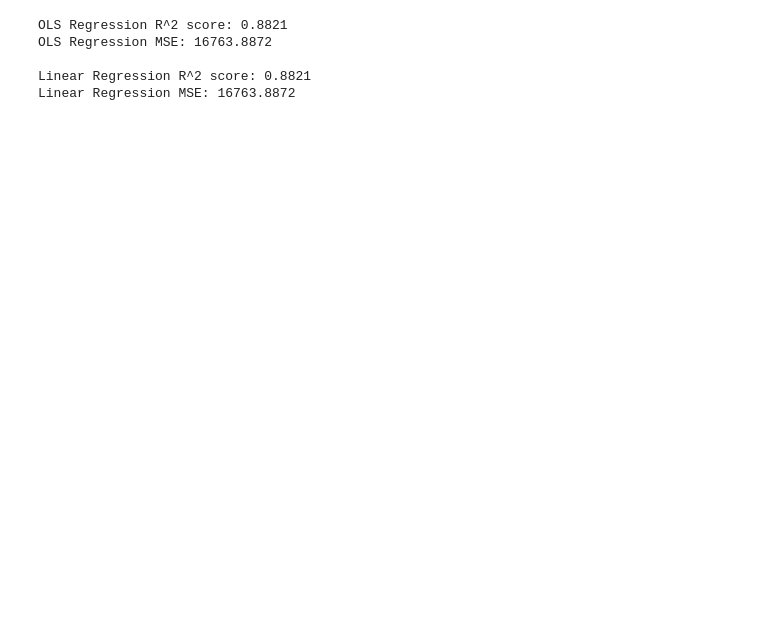
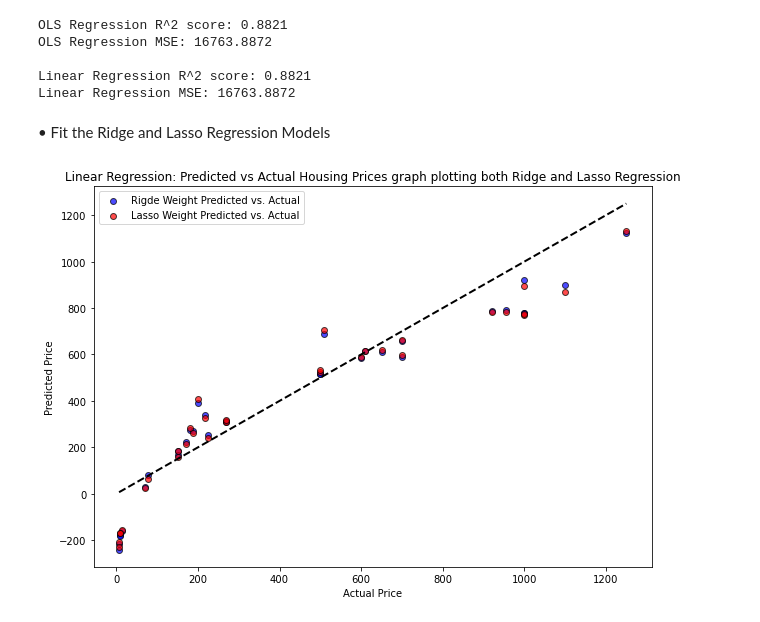
Before and after one commit to buddhathapa12/machine-learning, a Jupyter notebook: linearRegression_Assignment1/E923Q669_CS770_Asignment1_Q2.ipynb, the cells around one changed output. Drawn from its saved outputs; the diff is of its cells as text; code cells hidden in the pictures; blank space fills up the shorter version.

```diff
--- a/linearRegression_Assignment1/E923Q669_CS770_Asignment1_Q2.ipynb
+++ b/linearRegression_Assignment1/E923Q669_CS770_Asignment1_Q2.ipynb
@@ -175,3 +237,27 @@ OLS Regression MSE: 16763.8872
 
 Linear Regression R^2 score: 0.8821
 Linear Regression MSE: 16763.8872
+# %% [markdown]
+• Fit the Ridge and Lasso Regression Models
+# %%
+from sklearn.linear_model import RidgeCV, LassoCV
+
+#using ridge model from sklearn
+rigged_linear_model = RidgeCV(alphas=[0.1, 1.0, 10.0, 100.0]).fit(X_train, y_train)
+y_test_predicted_ridge = rigged_linear_model.predict(X_test)
+
+#using Lasso model from sklearn
+lasso_linear_model = LassoCV(alphas=[0.001, 0.01, 0.1, 1.0, 10.0], max_iter= 100000).fit(X_train, y_train.values.ravel())
+y_test_predicted_lasso = lasso_linear_model.predict(X_test)
+# %%
+fig, axs = plt.subplots(figsize=(10, 7))
+plt.scatter(y_test, y_test_predicted_ridge, color='blue', edgecolor='k', alpha=0.7, label='Rigde Weight Predicted vs. Actual')
+plt.scatter(y_test, y_test_predicted_lasso, color='red', edgecolor='k', alpha=0.7, label='Lasso Weight Predicted vs. Actual')
+plt.plot([y_test.min(), y_test.max()], [y_test.min(), y_test.max()], 'k--', lw=2)
+plt.xlabel('Actual Price')
+plt.ylabel('Predicted Price')
+plt.title(f'Linear Regression: Predicted vs Actual Housing Prices graph plotting both Ridge and Lasso Regression')
+plt.legend()
+plt.show()
+# %% [output]
+[figure, added]
```
Also changed, not shown: parts of 14 cells of this notebook.
